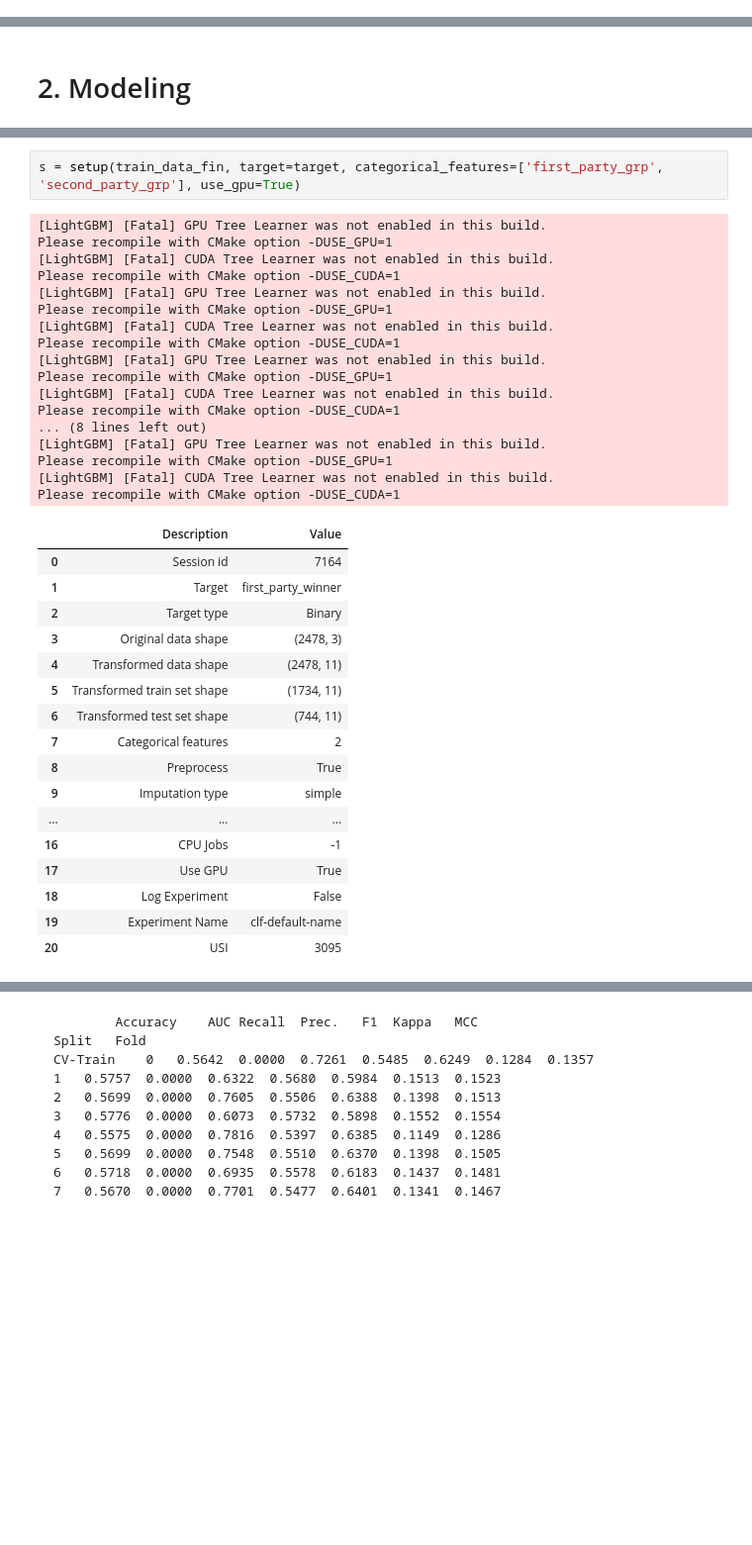
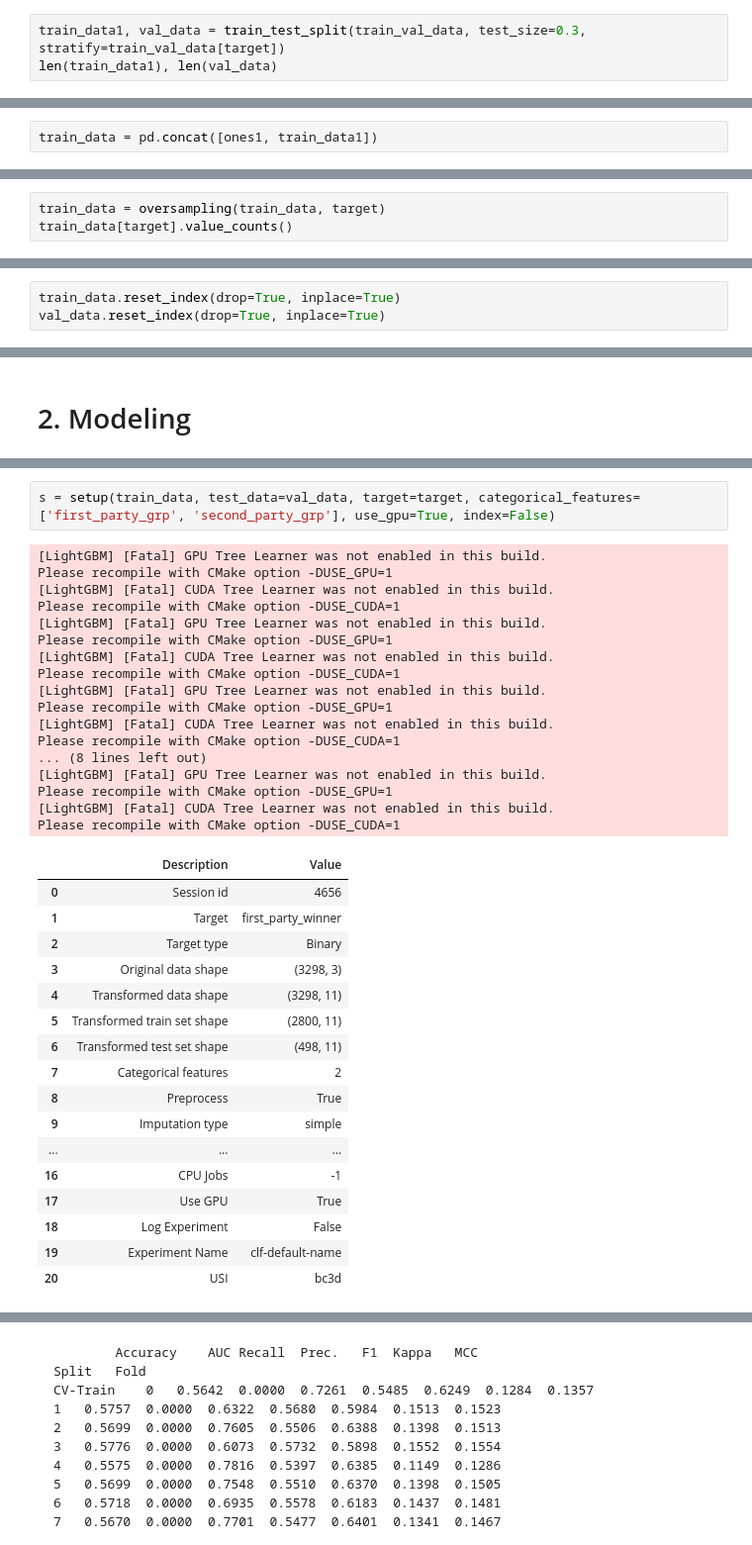
Before and after one commit to competition-team/court-decision-prediction, a Jupyter notebook: court_decision_prediction/exp/djy-2-party_group_only.ipynb, the cells around one changed output, grey strips where cells are left out. Shown at 99% size. Drawn from its saved outputs; the diff is of its cells as text; blank space fills up the shorter version.

```diff
--- a/court_decision_prediction/exp/djy-2-party_group_only.ipynb
+++ b/court_decision_prediction/exp/djy-2-party_group_only.ipynb
@@ -55,0 +166,3 @@ X_test  = get_vector(test_data_pp, vectorizer, oh_enc, train=False)
+# %%
+train_data1, val_data = train_test_split(train_val_data, test_size=0.3, stratify=train_val_data[target])
+len(train_data1), len(val_data)
@@ -55,0 +171,2 @@ X_test  = get_vector(test_data_pp, vectorizer, oh_enc, train=False)
+# %%
+train_data = pd.concat([ones1, train_data1])
@@ -55,0 +183,3 @@ X_test  = get_vector(test_data_pp, vectorizer, oh_enc, train=False)
+# %%
+train_data = oversampling(train_data, target)
+train_data[target].value_counts()
@@ -55,0 +190,3 @@ X_test  = get_vector(test_data_pp, vectorizer, oh_enc, train=False)
+# %%
+train_data.reset_index(drop=True, inplace=True)
+val_data.reset_index(drop=True, inplace=True)
@@ -77,31 +238,31 @@ train_data_fin
 # %%
-s = setup(train_data_fin, target=target, categorical_features=['first_party_grp', 'second_party_grp'], use_gpu=True)
+s = setup(train_data, test_data=val_data, target=target, categorical_features=['first_party_grp', 'second_party_grp'], use_gpu=True, index=False)
 # %% [output]
 [LightGBM] [Fatal] GPU Tree Learner was not enabled in this build.
 Please recompile with CMake option -DUSE_GPU=1
 [LightGBM] [Fatal] CUDA Tree Learner was not enabled in this build.
 Please recompile with CMake option -DUSE_CUDA=1
 [LightGBM] [Fatal] GPU Tree Learner was not enabled in this build.
 Please recompile with CMake option -DUSE_GPU=1
 [LightGBM] [Fatal] CUDA Tree Learner was not enabled in this build.
 Please recompile with CMake option -DUSE_CUDA=1
 [LightGBM] [Fatal] GPU Tree Learner was not enabled in this build.
 Please recompile with CMake option -DUSE_GPU=1
 [LightGBM] [Fatal] CUDA Tree Learner was not enabled in this build.
 Please recompile with CMake option -DUSE_CUDA=1
 ... (8 lines left out)
 [LightGBM] [Fatal] GPU Tree Learner was not enabled in this build.
 Please recompile with CMake option -DUSE_GPU=1
 [LightGBM] [Fatal] CUDA Tree Learner was not enabled in this build.
 Please recompile with CMake option -DUSE_CUDA=1
 |  | Description | Value |
-| 0 | Session id | 7164 |
+| 0 | Session id | 4656 |
 | 1 | Target | first_party_winner |
 | 2 | Target type | Binary |
-| 3 | Original data shape | (2478, 3) |
-| 4 | Transformed data shape | (2478, 11) |
-| 5 | Transformed train set shape | (1734, 11) |
-| 6 | Transformed test set shape | (744, 11) |
+| 3 | Original data shape | (3298, 3) |
+| 4 | Transformed data shape | (3298, 11) |
+| 5 | Transformed train set shape | (2800, 11) |
+| 6 | Transformed test set shape | (498, 11) |
 | 7 | Categorical features | 2 |
 | 8 | Preprocess | True |
 | 9 | Imputation type | simple |
@@ -110,7 +271,7 @@ Please recompile with CMake option -DUSE_CUDA=1
 | 17 | Use GPU | True |
 | 18 | Log Experiment | False |
 | 19 | Experiment Name | clf-default-name |
-| 20 | USI | 3095 |
+| 20 | USI | bc3d |
 [LightGBM] [Fatal] GPU Tree Learner was not enabled in this build.
 Please recompile with CMake option -DUSE_GPU=1
 [LightGBM] [Fatal] CUDA Tree Learner was not enabled in this build.
```
Also changed, not shown: parts of 52 cells of this notebook, 7 other files.
